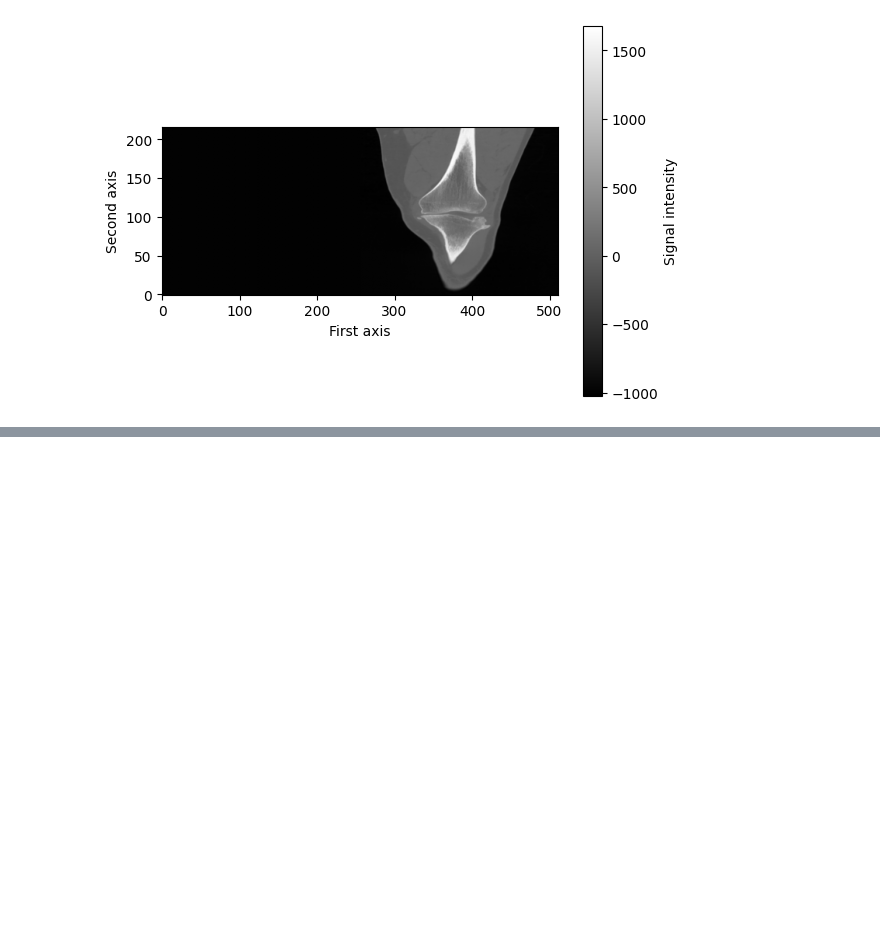
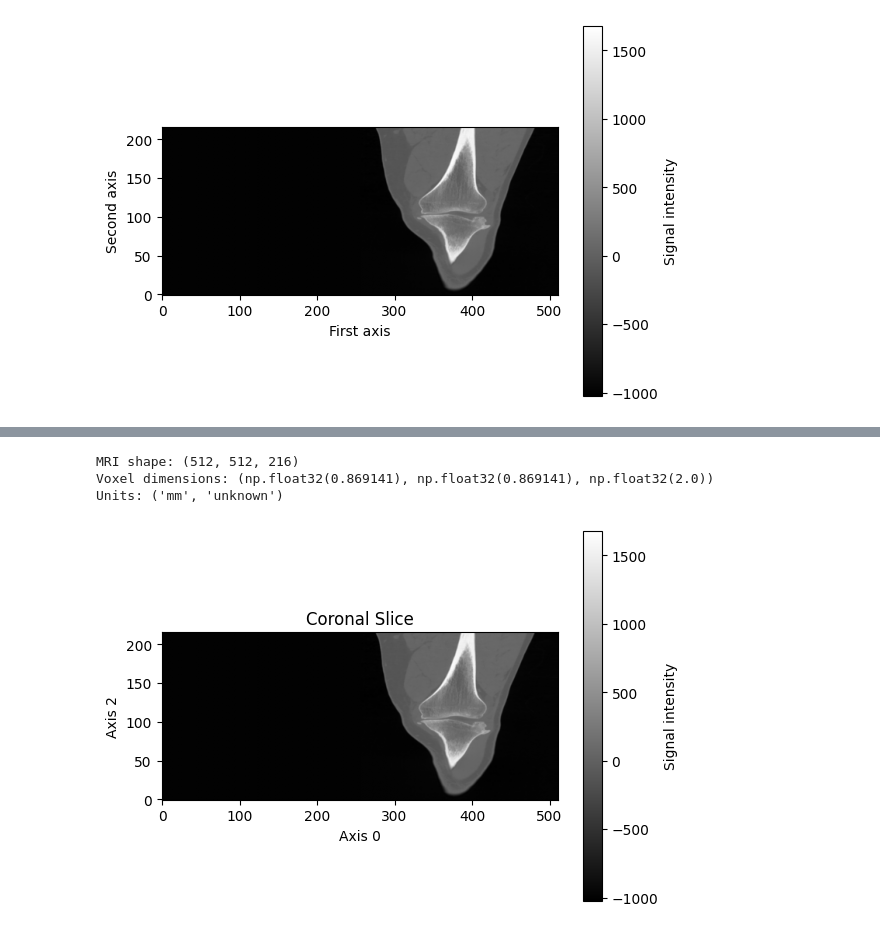
Before and after one commit to Aakriti555/Nammi-assignment, a Jupyter notebook: left_knee_Bone_Segementation.ipynb, the cells around one changed output, grey strips where cells are left out. Drawn from its saved outputs; the diff is of its cells as text; code cells hidden in the pictures; blank space fills up the shorter version.

Commit message:
Image visualization and segmentation

```diff
--- a/left_knee_Bone_Segementation.ipynb
+++ b/left_knee_Bone_Segementation.ipynb
@@ -78,0 +76,25 @@ plt.show()
+# %%
+from scipy.ndimage import label
+
+# Load MRI
+mri_file = '/content/3702_left_knee.nii.gz'
+img = nib.load(mri_file)
+img_data = img.get_fdata()
+
+print("MRI shape:", img_data.shape)
+print("Voxel dimensions:", img.header.get_zooms())
+print("Units:", img.header.get_xyzt_units())
+
+# Visualize a coronal slice
+mid_slice_x = img_data[:, 255, :]
+plt.imshow(mid_slice_x.T, cmap='gray', origin='lower')
+plt.title("Coronal Slice")
+plt.xlabel('Axis 0')
+plt.ylabel('Axis 2')
+plt.colorbar(label='Signal intensity')
+plt.show()
+# %% [output]
+MRI shape: (512, 512, 216)
+Voxel dimensions: (np.float32(0.869141), np.float32(0.869141), np.float32(2.0))
+Units: ('mm', 'unknown')
+[figure, added]
```
Also changed, not shown: parts of 3 cells of this notebook.
